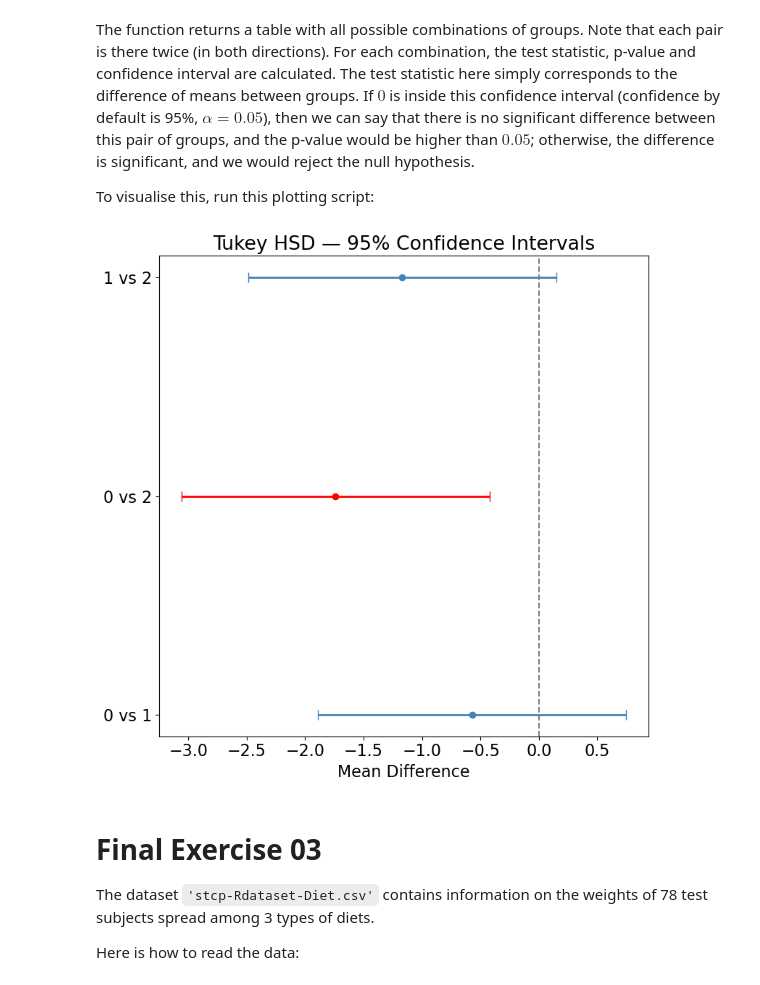
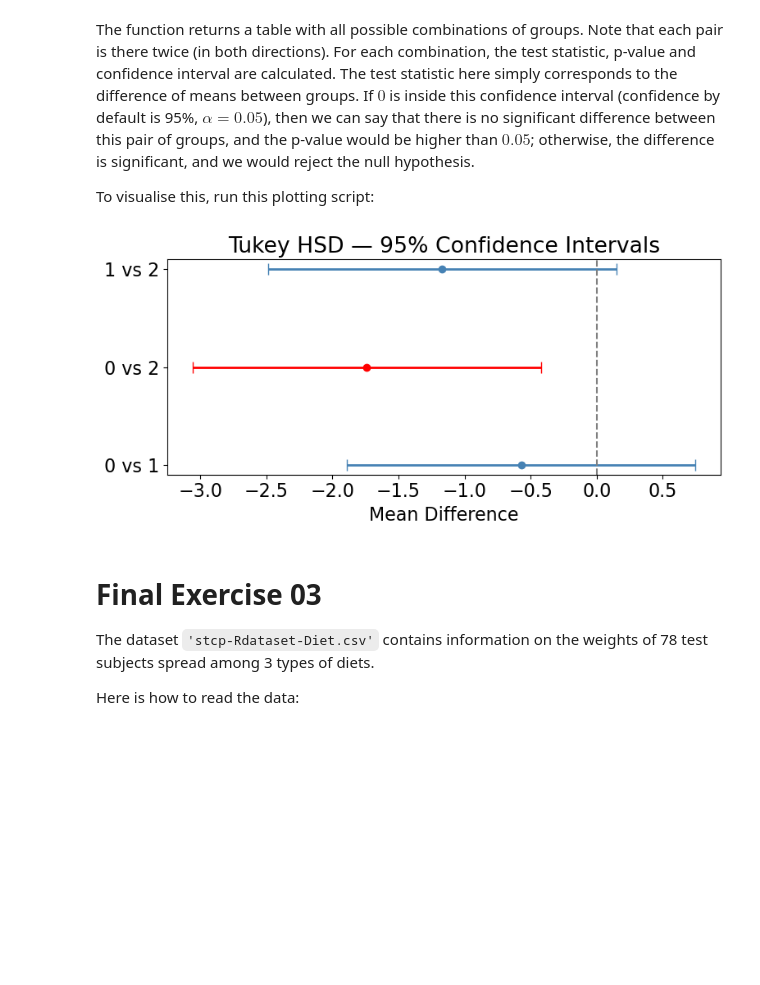
Before and after one commit to bioinfocz/IMG-Statistics-in-Python-Course, a Jupyter notebook: 03_distribution_and_statistical_tests_continued.ipynb, the cells around one changed output. Drawn from its saved outputs; the diff is of its cells as text; code cells hidden in the pictures; blank space fills up the shorter version.

```diff
--- a/03_distribution_and_statistical_tests_continued.ipynb
+++ b/03_distribution_and_statistical_tests_continued.ipynb
@@ -10,7 +10,7 @@ import numpy as np
 
 ### This is some configuration to make the plots work better when presenting online
 import matplotlib.pylab as pylab
-pylab.rcParams['figure.figsize'] = 8, 8
+pylab.rcParams['figure.figsize'] = 6, 6
 plt.rc("font", size=16)
 # %% [markdown]
 Now that we have seen the basis of statistical hypothesis testing, let's review some of the most used ones.
@@ -651,33 +653,36 @@ The function returns a table with all possible combinations of groups. Note that
 
 To visualise this, run this plotting script:
 # %%
+# defining pairs and labels
 labels = ['0 vs 1', '0 vs 2', '1 vs 2']
 pairs = [(0,1), (0,2), (1,2)]
 
+# calculating confidence intervals, means, lows and highs of CI
 ci = hsd_res.confidence_interval(confidence_level=0.95)
 means  = [hsd_res.statistic[i][j] for i, j in pairs]
 lows   = [ci.low[i][j]  for i, j in pairs]
 highs  = [ci.high[i][j] for i, j in pairs]
 
-# half-widths (always positive)
+# calculating error bars
 err_low  = [m - l for m, l in zip(means, lows)]
 err_high = [h - m for h, m in zip(highs, means)]
 
+# defining colours, red means significant difference, blue not significant difference
 colors = ['red' if l > 0 or h < 0 else 'steelblue' for l, h in zip(lows, highs)]
 
-fig, ax = plt.subplots()
+fig, ax = plt.subplots(figsize=(8,4))
 for idx, (m, el, eh, c) in enumerate(zip(means, err_low, err_high, colors)):
     ax.errorbar(m, idx, xerr=[[el], [eh]], fmt='o', color=c, ecolor=c, elinewidth=2, capsize=5)
 
 ax.axvline(0, color='grey', linestyle='--')
 ax.set_yticks(range(len(pairs)))
 ax.set_yticklabels(labels)
 ax.set_xlabel('Mean Difference')
 ax.set_title('Tukey HSD — 95% Confidence Intervals')
 plt.tight_layout()
 plt.show()
 # %% [output]
-[figure, old version]
+[figure, new version]
 # %% [markdown]
 # Final Exercise 03
 
```
Also changed, not shown: parts of 19 cells of this notebook, 1 other file.
